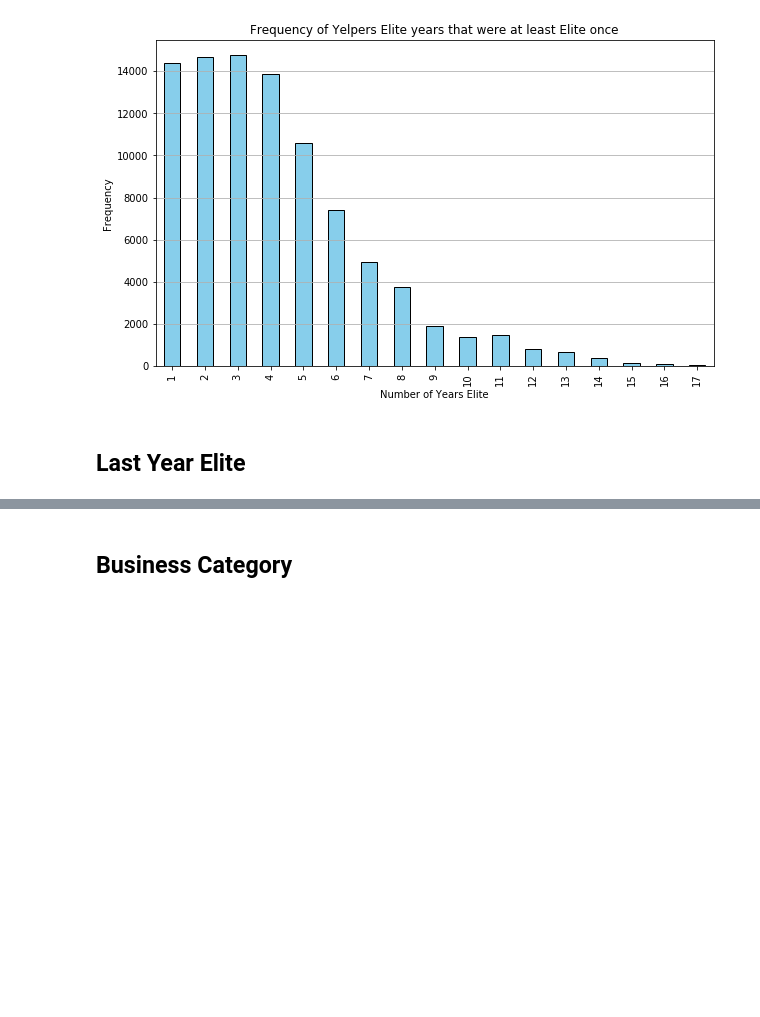
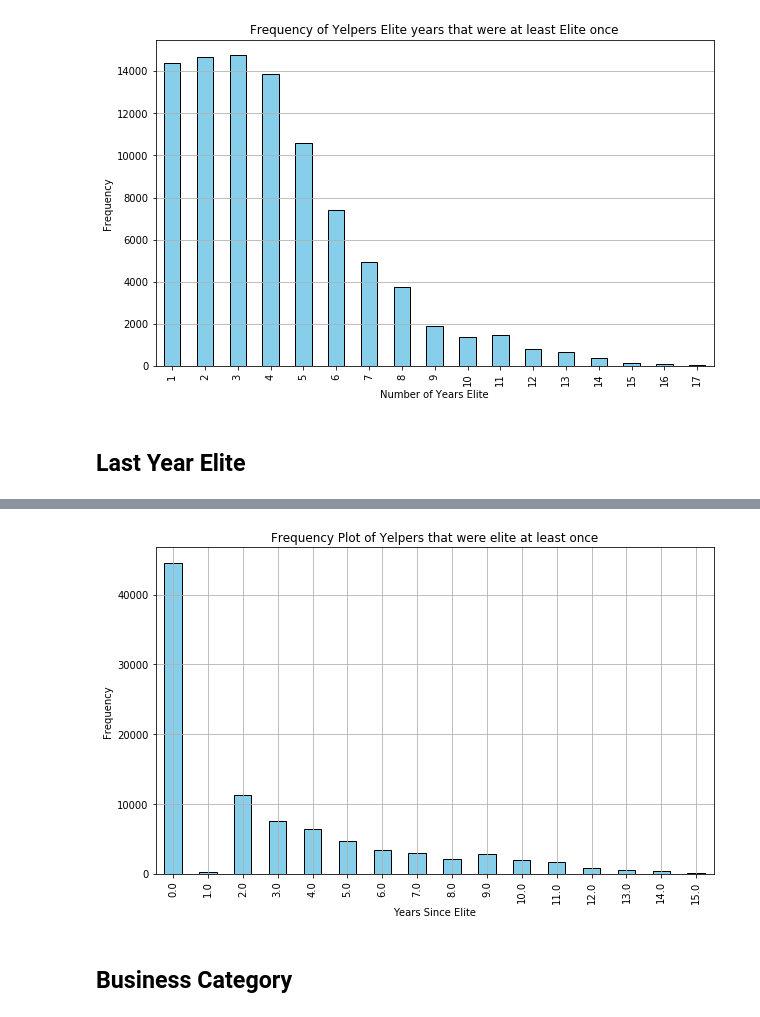
Before and after one commit to aquagz5/Social_Networking_Project, a Jupyter notebook: Feature-Engineering.ipynb, the cells around one changed output, grey strips where cells are left out. Drawn from its saved outputs; the diff is of its cells as text; code cells hidden in the pictures; blank space fills up the shorter version.

```diff
--- a/Feature-Engineering.ipynb
+++ b/Feature-Engineering.ipynb
@@ -98,3 +101,18 @@ plt.show()
+# %%
+# Filter out rows where years_elite is not zero
+pandas_df_filtered = pandas_df[pandas_df["years_since_elite"] != 16]
+frequency_counts = pandas_df_filtered["years_since_elite"].value_counts().sort_index()
+
+# Plot frequency of non-zero values
+plt.figure(figsize=(10, 6))
+frequency_counts.plot(kind='bar', color='skyblue', edgecolor='black')
+plt.title("Frequency Plot of Yelpers that were elite at least once")
+plt.xlabel("Years Since Elite")
+plt.ylabel("Frequency")
+plt.grid(True)
+plt.show()
+# %% [output]
+[figure, added]
 # %% [markdown]
 ## Business Category
 # %%
```
Also changed, not shown: parts of 15 cells of this notebook.
